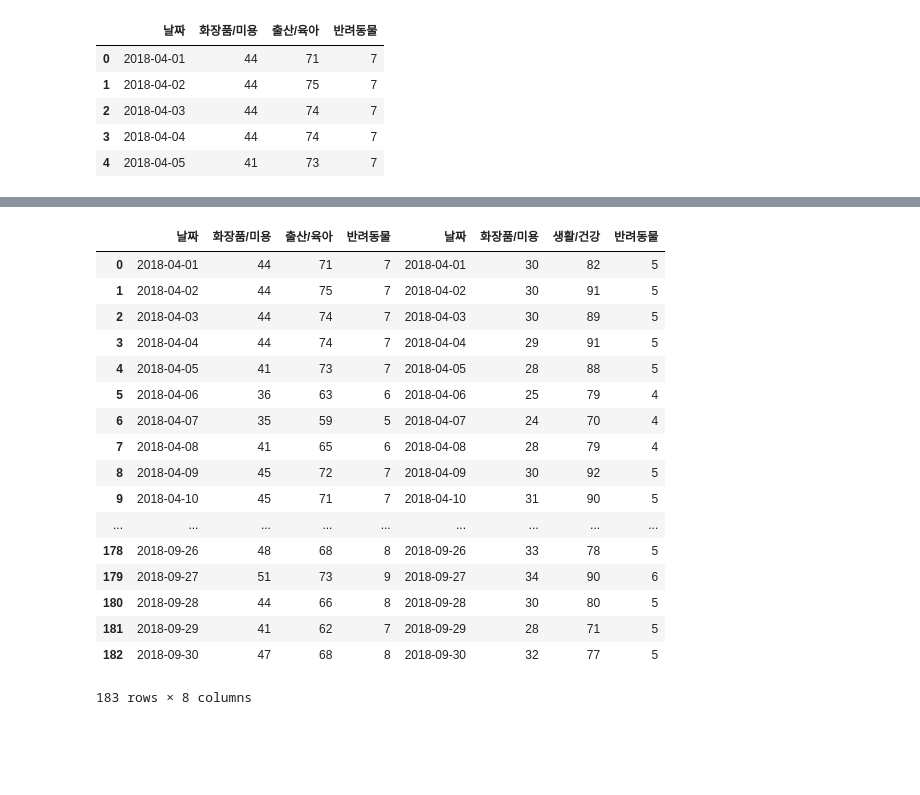
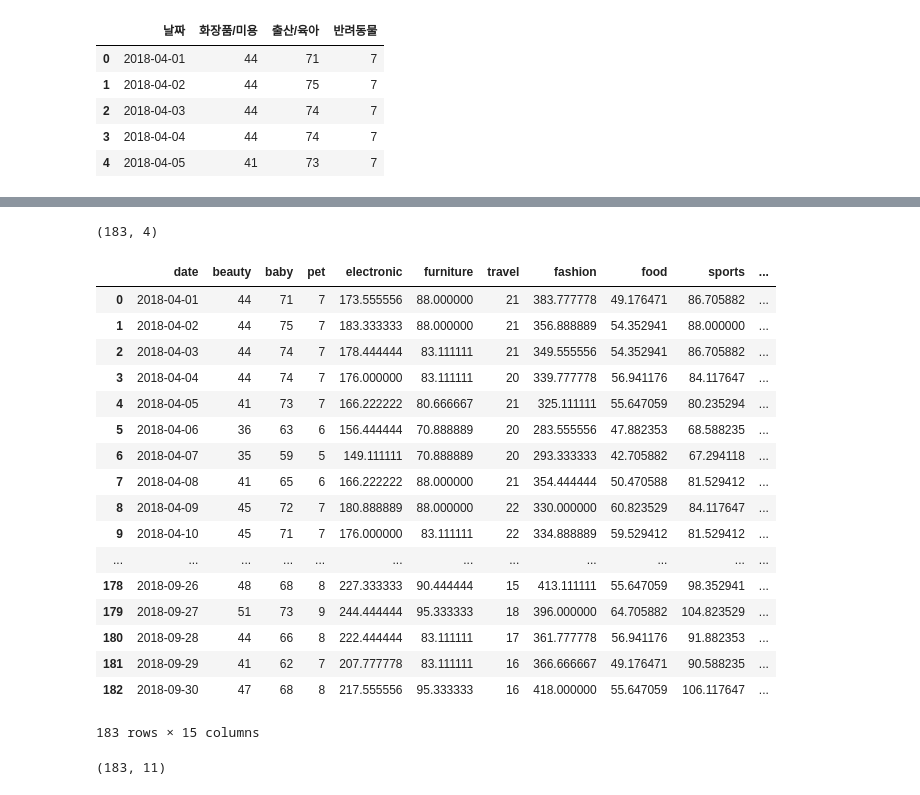
Before and after one commit to miniii222/-5th-L.point_bigdata_competiton, a Jupyter notebook: modeling/trend_naver_datalab.ipynb, the cells around one changed output, grey strips where cells are left out. Drawn from its saved outputs; the diff is of its cells as text; code cells hidden in the pictures; blank space fills up the shorter version.

```diff
--- a/modeling/trend_naver_datalab.ipynb
+++ b/modeling/trend_naver_datalab.ipynb
@@ -70,0 +176,3 @@ df2.loc[:,['']]
+# %%
+df2['kitchen'] = df2['생활/건강'] - df2['반려동물']
+df2.head()
@@ -70,0 +186,3 @@ df2.loc[:,['']]
+# %%
+df2['kitchen'] = df2['kitchen']/30*44
+df2.head()
@@ -70,0 +196,3 @@ df2.loc[:,['']]
+# %%
+df1 = pd.concat([df1, df2.iloc[:,4]], axis=1)
+df1.head()
@@ -70,0 +206,2 @@ df2.loc[:,['']]
+# %%
+df1.columns = ['date','beauty','baby','pet','electronic','furniture','travel','fashion','food','sports','kitchen']
@@ -71,21 +243,30 @@ df2.loc[:,['']]
+# %%
+Class1 = pd.read_csv('C:/Users/wjssm/Desktop/lpoint/data/Class1.csv')
+class1.shape
+# %% [output]
+(183, 4)
 # %%
-pd.concat([df1, df2], axis=1)
+pd.concat([df1,class1], axis = 1)
 # %% [output]
-|  | 날짜 | 화장품/미용 | 출산/육아 | 반려동물 | 날짜 | 화장품/미용 | 생활/건강 | 반려동물 |
-| 0 | 2018-04-01 | 44 | 71 | 7 | 2018-04-01 | 30 | 82 | 5 |
-| 1 | 2018-04-02 | 44 | 75 | 7 | 2018-04-02 | 30 | 91 | 5 |
-| 2 | 2018-04-03 | 44 | 74 | 7 | 2018-04-03 | 30 | 89 | 5 |
-| 3 | 2018-04-04 | 44 | 74 | 7 | 2018-04-04 | 29 | 91 | 5 |
-| 4 | 2018-04-05 | 41 | 73 | 7 | 2018-04-05 | 28 | 88 | 5 |
-| 5 | 2018-04-06 | 36 | 63 | 6 | 2018-04-06 | 25 | 79 | 4 |
-| 6 | 2018-04-07 | 35 | 59 | 5 | 2018-04-07 | 24 | 70 | 4 |
-| 7 | 2018-04-08 | 41 | 65 | 6 | 2018-04-08 | 28 | 79 | 4 |
-| 8 | 2018-04-09 | 45 | 72 | 7 | 2018-04-09 | 30 | 92 | 5 |
-| 9 | 2018-04-10 | 45 | 71 | 7 | 2018-04-10 | 31 | 90 | 5 |
-| ... | ... | ... | ... | ... | ... | ... | ... | ... |
-| 178 | 2018-09-26 | 48 | 68 | 8 | 2018-09-26 | 33 | 78 | 5 |
-| 179 | 2018-09-27 | 51 | 73 | 9 | 2018-09-27 | 34 | 90 | 6 |
-| 180 | 2018-09-28 | 44 | 66 | 8 | 2018-09-28 | 30 | 80 | 5 |
-| 181 | 2018-09-29 | 41 | 62 | 7 | 2018-09-29 | 28 | 71 | 5 |
-| 182 | 2018-09-30 | 47 | 68 | 8 | 2018-09-30 | 32 | 77 | 5 |
+|  | date | beauty | baby | pet | electronic | furniture | travel | fashion | food | sports | ... |
+| 0 | 2018-04-01 | 44 | 71 | 7 | 173.555556 | 88.000000 | 21 | 383.777778 | 49.176471 | 86.705882 | ... |
+| 1 | 2018-04-02 | 44 | 75 | 7 | 183.333333 | 88.000000 | 21 | 356.888889 | 54.352941 | 88.000000 | ... |
+| 2 | 2018-04-03 | 44 | 74 | 7 | 178.444444 | 83.111111 | 21 | 349.555556 | 54.352941 | 86.705882 | ... |
+| 3 | 2018-04-04 | 44 | 74 | 7 | 176.000000 | 83.111111 | 20 | 339.777778 | 56.941176 | 84.117647 | ... |
+| 4 | 2018-04-05 | 41 | 73 | 7 | 166.222222 | 80.666667 | 21 | 325.111111 | 55.647059 | 80.235294 | ... |
+| 5 | 2018-04-06 | 36 | 63 | 6 | 156.444444 | 70.888889 | 20 | 283.555556 | 47.882353 | 68.588235 | ... |
+| 6 | 2018-04-07 | 35 | 59 | 5 | 149.111111 | 70.888889 | 20 | 293.333333 | 42.705882 | 67.294118 | ... |
+| 7 | 2018-04-08 | 41 | 65 | 6 | 166.222222 | 88.000000 | 21 | 354.444444 | 50.470588 | 81.529412 | ... |
+| 8 | 2018-04-09 | 45 | 72 | 7 | 180.888889 | 88.000000 | 22 | 330.000000 | 60.823529 | 84.117647 | ... |
+| 9 | 2018-04-10 | 45 | 71 | 7 | 176.000000 | 83.111111 | 22 | 334.888889 | 59.529412 | 81.529412 | ... |
+| ... | ... | ... | ... | ... | ... | ... | ... | ... | ... | ... | ... |
+| 178 | 2018-09-26 | 48 | 68 | 8 | 227.333333 | 90.444444 | 15 | 413.111111 | 55.647059 | 98.352941 | ... |
+| 179 | 2018-09-27 | 51 | 73 | 9 | 244.444444 | 95.333333 | 18 | 396.000000 | 64.705882 | 104.823529 | ... |
+| 180 | 2018-09-28 | 44 | 66 | 8 | 222.444444 | 83.111111 | 17 | 361.777778 | 56.941176 | 91.882353 | ... |
+| 181 | 2018-09-29 | 41 | 62 | 7 | 207.777778 | 83.111111 | 16 | 366.666667 | 49.176471 | 90.588235 | ... |
+| 182 | 2018-09-30 | 47 | 68 | 8 | 217.555556 | 95.333333 | 16 | 418.000000 | 55.647059 | 106.117647 | ... |
-183 rows × 8 columns
+183 rows × 15 columns
+# %%
+df1.shape
+# %% [output]
+(183, 11)
```
Also changed, not shown: parts of 22 cells of this notebook.
